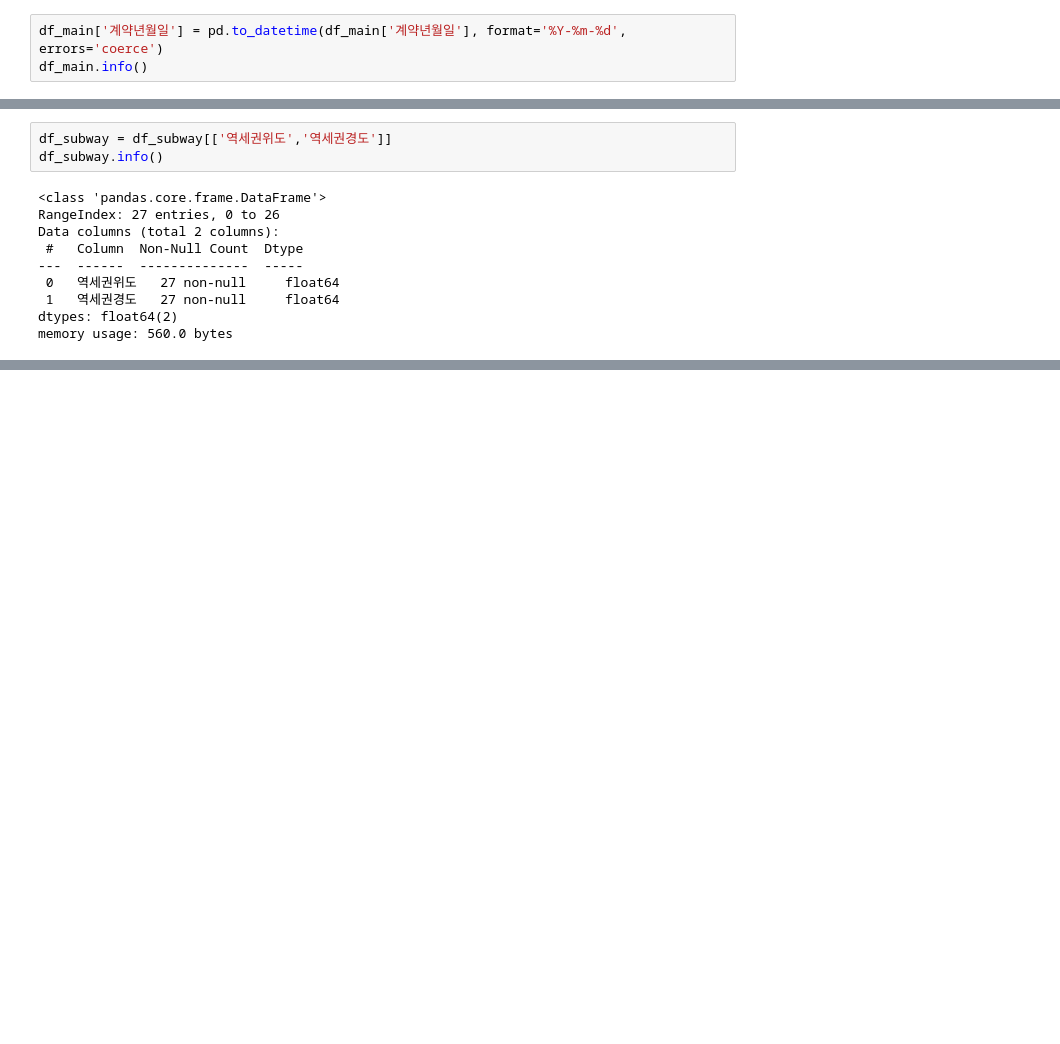
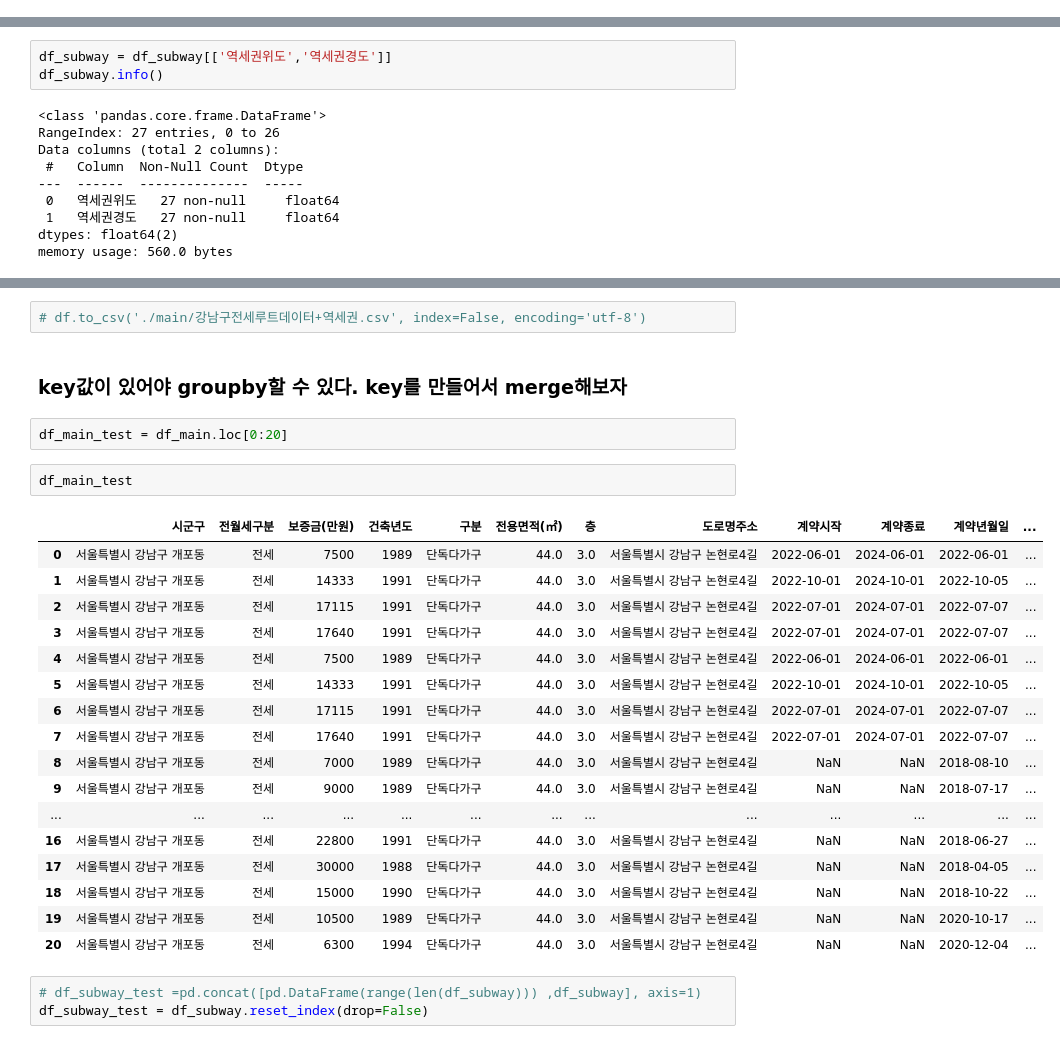
Before and after one commit to haaaneeelll/With, a Jupyter notebook: project1week/csv/류민석/메인+역세권.ipynb, the cells around one changed output, grey strips where cells are left out. Saved outputs shown, nothing was run; the diff lists cells and outputs as text; blank space fills up the shorter version.

```diff
--- a/project1week/csv/류민석/메인+역세권.ipynb
+++ b/project1week/csv/류민석/메인+역세권.ipynb
@@ -40,3 +36,0 @@ memory usage: 8.7+ MB
-# %%
-df_main['계약년월일'] = pd.to_datetime(df_main['계약년월일'], format='%Y-%m-%d', errors='coerce')
-df_main.info()
@@ -150,0 +161,29 @@ len(df_main)*len(df_subway)
+# %%
+# df.to_csv('./main/강남구전세루트데이터+역세권.csv', index=False, encoding='utf-8')
+# %% [markdown]
+### key값이 있어야 groupby할 수 있다. key를 만들어서 merge해보자
+# %%
+df_main_test = df_main.loc[0:20]
+# %%
+df_main_test
+# %% [output]
+|  | 시군구 | 전월세구분 | 보증금(만원) | 건축년도 | 구분 | 전용면적(㎡) | 층 | 도로명주소 | 계약시작 | 계약종료 | 계약년월일 | ... |
+| 0 | 서울특별시 강남구 개포동 | 전세 | 7500 | 1989 | 단독다가구 | 44.0 | 3.0 | 서울특별시 강남구 논현로4길 | 2022-06-01 | 2024-06-01 | 2022-06-01 | ... |
+| 1 | 서울특별시 강남구 개포동 | 전세 | 14333 | 1991 | 단독다가구 | 44.0 | 3.0 | 서울특별시 강남구 논현로4길 | 2022-10-01 | 2024-10-01 | 2022-10-05 | ... |
+| 2 | 서울특별시 강남구 개포동 | 전세 | 17115 | 1991 | 단독다가구 | 44.0 | 3.0 | 서울특별시 강남구 논현로4길 | 2022-07-01 | 2024-07-01 | 2022-07-07 | ... |
+| 3 | 서울특별시 강남구 개포동 | 전세 | 17640 | 1991 | 단독다가구 | 44.0 | 3.0 | 서울특별시 강남구 논현로4길 | 2022-07-01 | 2024-07-01 | 2022-07-07 | ... |
+| 4 | 서울특별시 강남구 개포동 | 전세 | 7500 | 1989 | 단독다가구 | 44.0 | 3.0 | 서울특별시 강남구 논현로4길 | 2022-06-01 | 2024-06-01 | 2022-06-01 | ... |
+| 5 | 서울특별시 강남구 개포동 | 전세 | 14333 | 1991 | 단독다가구 | 44.0 | 3.0 | 서울특별시 강남구 논현로4길 | 2022-10-01 | 2024-10-01 | 2022-10-05 | ... |
+| 6 | 서울특별시 강남구 개포동 | 전세 | 17115 | 1991 | 단독다가구 | 44.0 | 3.0 | 서울특별시 강남구 논현로4길 | 2022-07-01 | 2024-07-01 | 2022-07-07 | ... |
+| 7 | 서울특별시 강남구 개포동 | 전세 | 17640 | 1991 | 단독다가구 | 44.0 | 3.0 | 서울특별시 강남구 논현로4길 | 2022-07-01 | 2024-07-01 | 2022-07-07 | ... |
+| 8 | 서울특별시 강남구 개포동 | 전세 | 7000 | 1989 | 단독다가구 | 44.0 | 3.0 | 서울특별시 강남구 논현로4길 | NaN | NaN | 2018-08-10 | ... |
+| 9 | 서울특별시 강남구 개포동 | 전세 | 9000 | 1989 | 단독다가구 | 44.0 | 3.0 | 서울특별시 강남구 논현로4길 | NaN | NaN | 2018-07-17 | ... |
+| ... | ... | ... | ... | ... | ... | ... | ... | ... | ... | ... | ... | ... |
+| 16 | 서울특별시 강남구 개포동 | 전세 | 22800 | 1991 | 단독다가구 | 44.0 | 3.0 | 서울특별시 강남구 논현로4길 | NaN | NaN | 2018-06-27 | ... |
+| 17 | 서울특별시 강남구 개포동 | 전세 | 30000 | 1988 | 단독다가구 | 44.0 | 3.0 | 서울특별시 강남구 논현로4길 | NaN | NaN | 2018-04-05 | ... |
+| 18 | 서울특별시 강남구 개포동 | 전세 | 15000 | 1990 | 단독다가구 | 44.0 | 3.0 | 서울특별시 강남구 논현로4길 | NaN | NaN | 2018-10-22 | ... |
+| 19 | 서울특별시 강남구 개포동 | 전세 | 10500 | 1989 | 단독다가구 | 44.0 | 3.0 | 서울특별시 강남구 논현로4길 | NaN | NaN | 2020-10-17 | ... |
+| 20 | 서울특별시 강남구 개포동 | 전세 | 6300 | 1994 | 단독다가구 | 44.0 | 3.0 | 서울특별시 강남구 논현로4길 | NaN | NaN | 2020-12-04 | ... |
+# %%
+# df_subway_test =pd.concat([pd.DataFrame(range(len(df_subway))) ,df_subway], axis=1)
+df_subway_test = df_subway.reset_index(drop=False)
```
Also changed, not shown: parts of 37 cells of this notebook.
